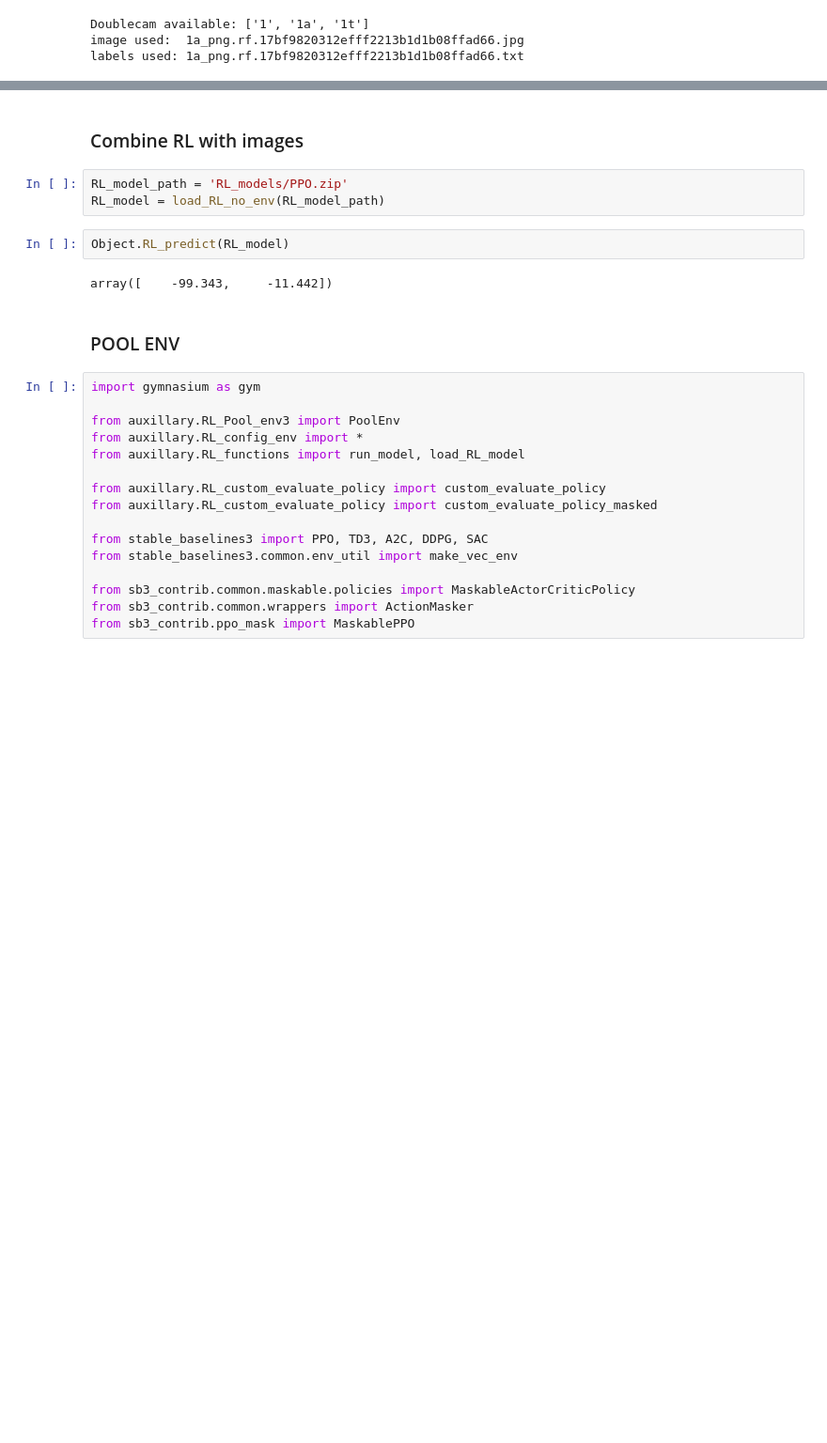
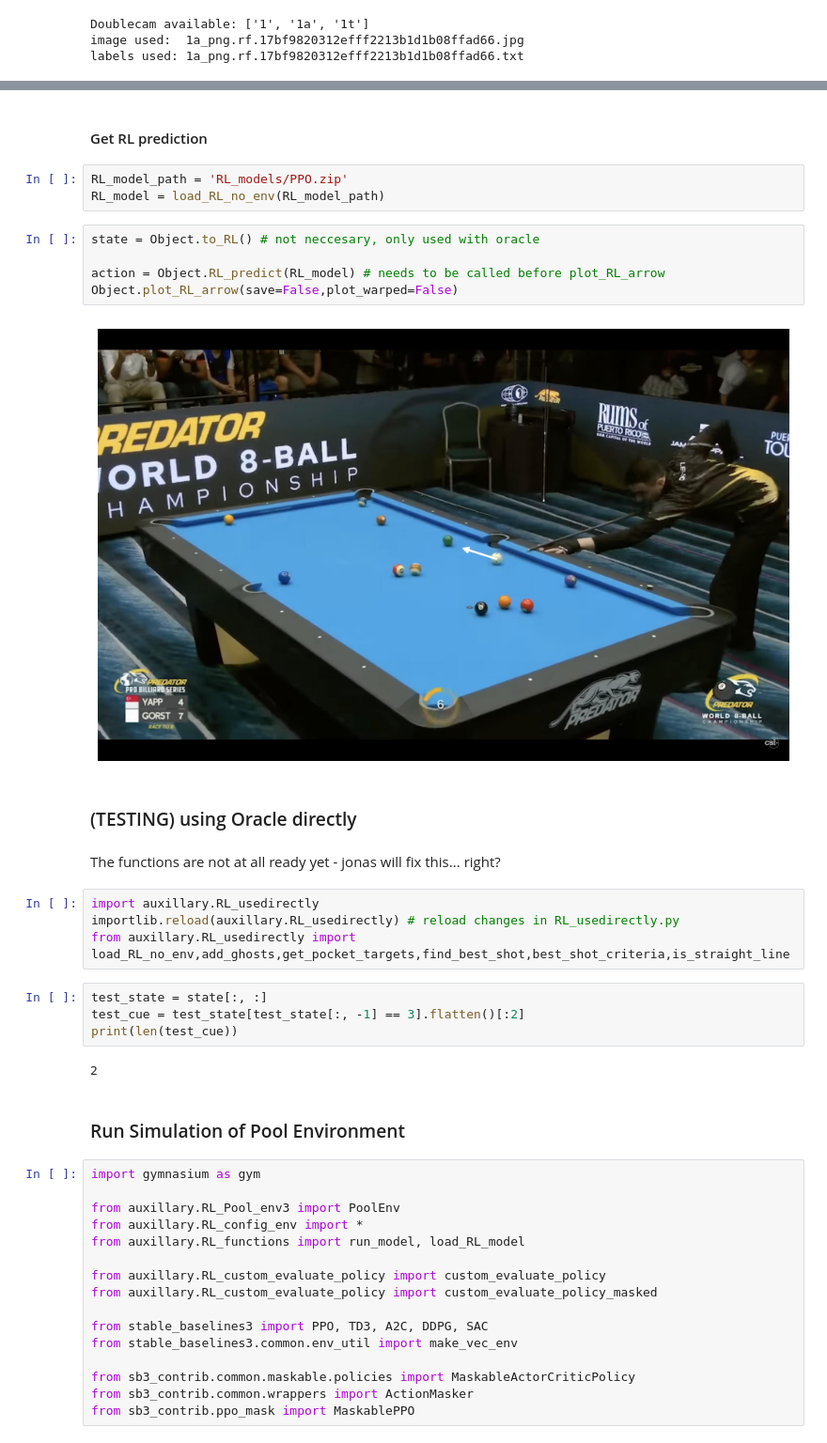
Before and after one commit to viktorseba/pix2pockets, a Jupyter notebook: pix2pockets_demo.ipynb, the cells around one changed output, grey strips where cells are left out. Shown at 94% size. Drawn from its saved outputs; the diff is of its cells as text; blank space fills up the shorter version.

```diff
--- a/pix2pockets_demo.ipynb
+++ b/pix2pockets_demo.ipynb
@@ -189,15 +236,32 @@ Error in dot count, using only corners for mapping
 [figure]
 # %% [markdown]
-### Combine RL with images
+#### Get RL prediction
 # %%
 RL_model_path = 'RL_models/PPO.zip'
 RL_model = load_RL_no_env(RL_model_path)
 # %%
-Object.RL_predict(RL_model)
+state = Object.to_RL() # not neccesary, only used with oracle
+
+action = Object.RL_predict(RL_model) # needs to be called before plot_RL_arrow
+Object.plot_RL_arrow(save=False,plot_warped=False)
 # %% [output]
-array([    -99.343,     -11.442])
+[figure, added]
+# %% [markdown]
+### (TESTING) using Oracle directly
+# %% [markdown]
+The functions are not at all ready yet - jonas will fix this... right?
+# %%
+import auxillary.RL_usedirectly
+importlib.reload(auxillary.RL_usedirectly) # reload changes in RL_usedirectly.py
+from auxillary.RL_usedirectly import load_RL_no_env,add_ghosts,get_pocket_targets,find_best_shot,best_shot_criteria,is_straight_line
+# %%
+test_state = state[:, :]
+test_cue = test_state[test_state[:, -1] == 3].flatten()[:2]
+print(len(test_cue))
+# %% [output]
+2
 # %% [markdown]
-### POOL ENV
+### Run Simulation of Pool Environment
 # %%
 import gymnasium as gym
 
```
Also changed, not shown: parts of 34 cells of this notebook, 11 other files.
